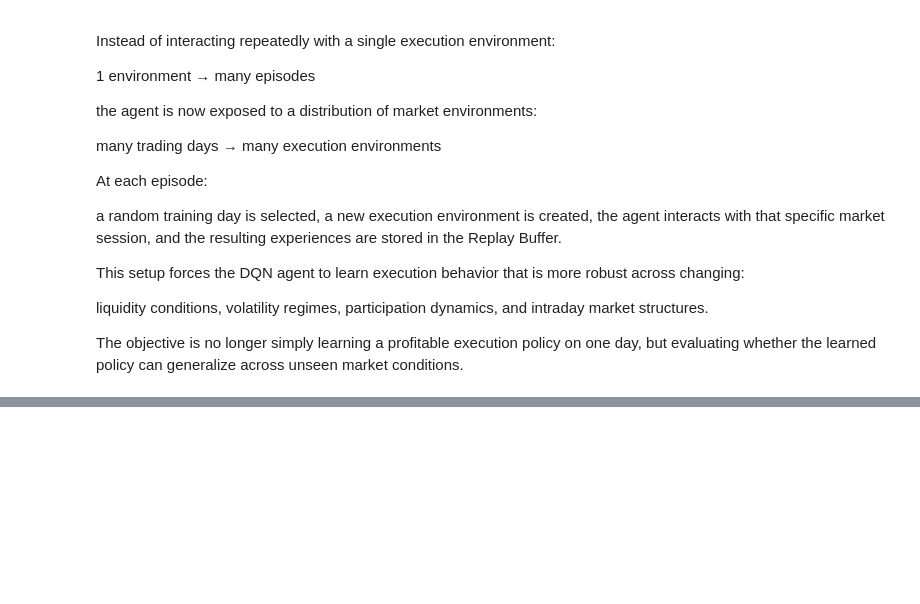
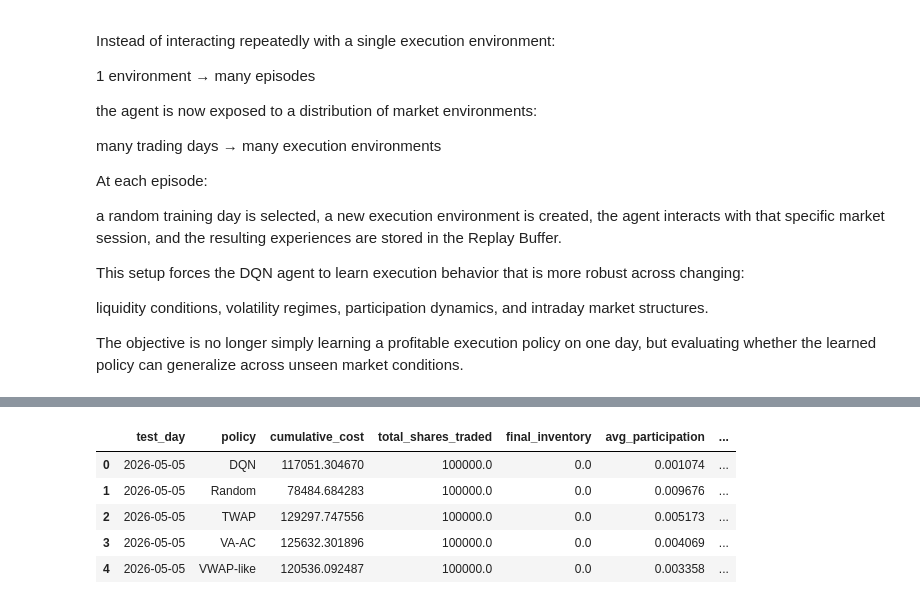
Before and after one commit to ADRIANVM117/data-science-portfolio, a Jupyter notebook: Optimal_execution_under_market_impact/notebooks/06_out_of_sample_generalization_and_robustness_analysis.ipynb, the cells around one changed output, grey strips where cells are left out. Cells and saved outputs as stored; diff of their text form; code cells hidden in the pictures; blank space fills up the shorter version.

```diff
--- a/Optimal_execution_under_market_impact/notebooks/06_out_of_sample_generalization_and_robustness_analysis.ipynb
+++ b/Optimal_execution_under_market_impact/notebooks/06_out_of_sample_generalization_and_robustness_analysis.ipynb
@@ -434,0 +690,31 @@ The objective is no longer simply learning a profitable execution policy on one
+# %%
+df_all_oos = pd.concat(
+    [
+        df_dqn_oos,
+        df_benchmarks_oos
+    ],
+    ignore_index=True
+)
+# %%
+summary_oos_daily = (
+    df_all_oos
+    .groupby(["test_day", "policy"])
+    .agg(
+        cumulative_cost=("cumulative_cost", "last"),
+        total_shares_traded=("shares_traded", "sum"),
+        final_inventory=("inventory_remaining", "last"),
+        avg_participation=("participation_rate", "mean"),
+        max_participation=("participation_rate", "max"),
+        num_steps=("t", "count")
+    )
+    .reset_index()
+)
+
+summary_oos_daily.head()
+# %% [output]
+|  | test_day | policy | cumulative_cost | total_shares_traded | final_inventory | avg_participation | ... |
+| 0 | 2026-05-05 | DQN | 117051.304670 | 100000.0 | 0.0 | 0.001074 | ... |
+| 1 | 2026-05-05 | Random | 78484.684283 | 100000.0 | 0.0 | 0.009676 | ... |
+| 2 | 2026-05-05 | TWAP | 129297.747556 | 100000.0 | 0.0 | 0.005173 | ... |
+| 3 | 2026-05-05 | VA-AC | 125632.301896 | 100000.0 | 0.0 | 0.004069 | ... |
+| 4 | 2026-05-05 | VWAP-like | 120536.092487 | 100000.0 | 0.0 | 0.003358 | ... |
```
Also changed, not shown: parts of 15 cells of this notebook, 2 other files.
